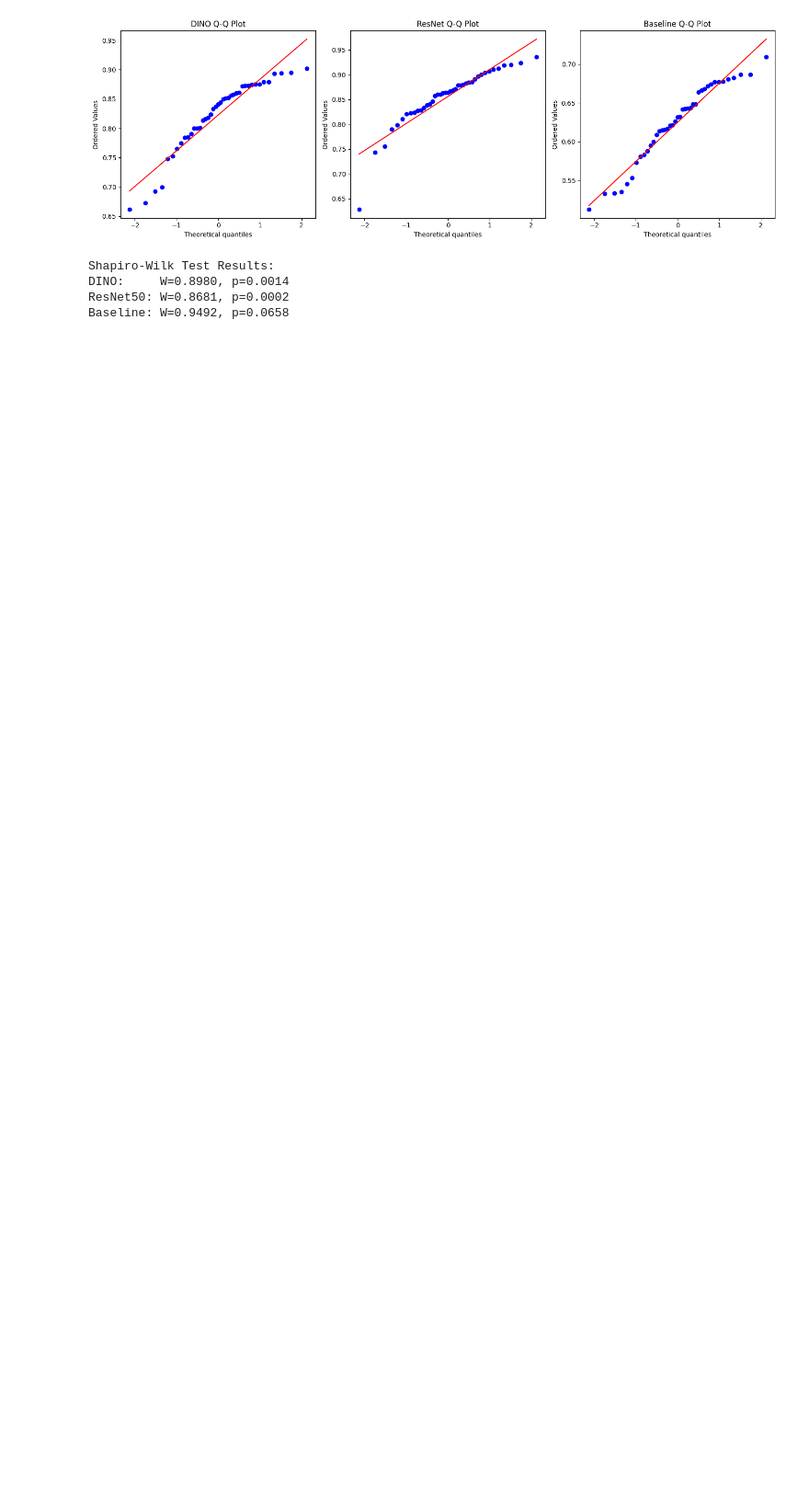
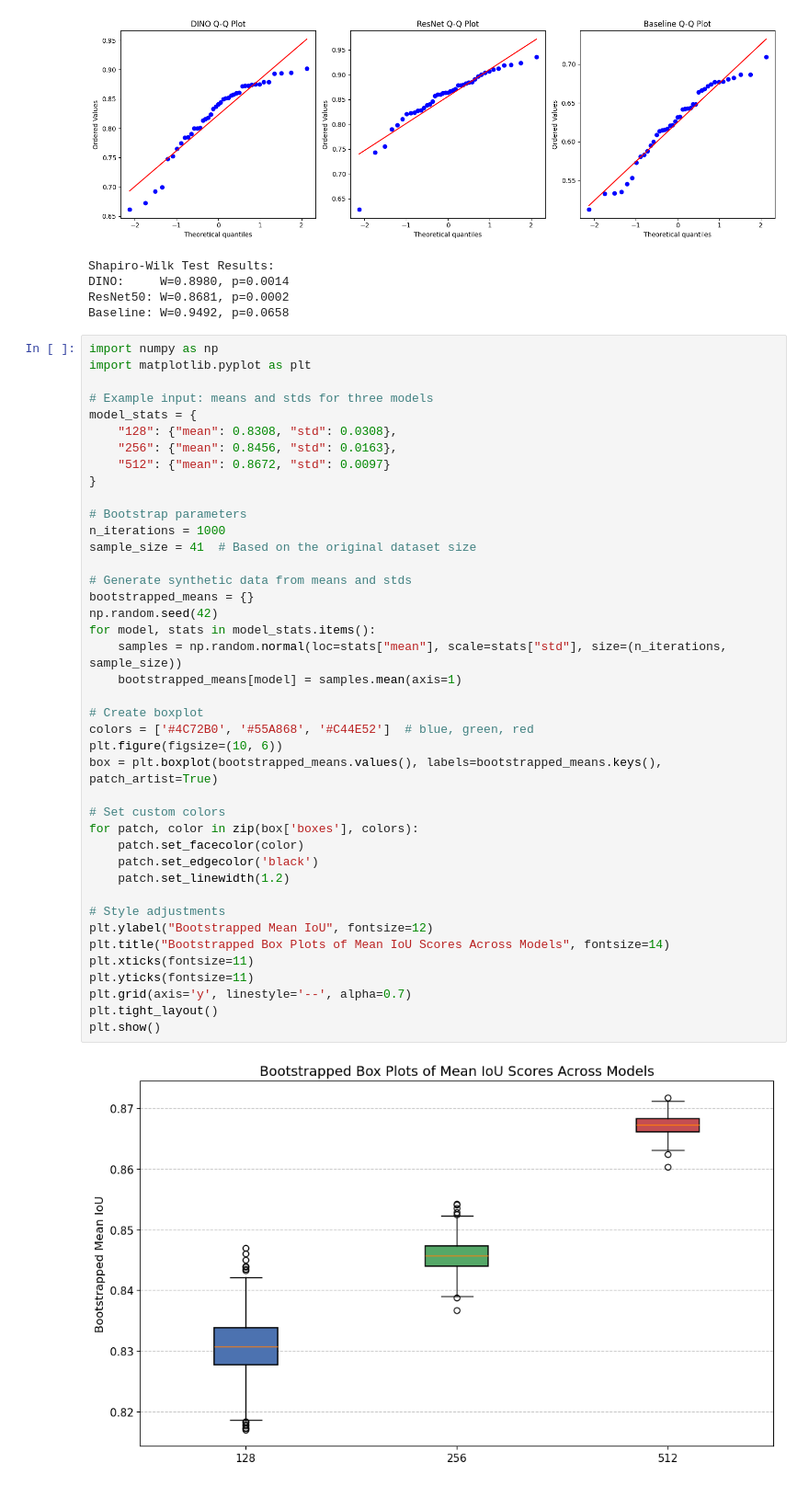
Before and after one commit to Alfred-Aqraou/nk-cell-segmentation, a Jupyter notebook: stats_test.ipynb, the cells around one changed output. Shown at 92% size. Saved outputs shown, nothing was run; the diff lists cells and outputs as text; blank space fills up the shorter version.

Commit message:
updated boxplots script to work for manual input as well as npy files

```diff
--- a/stats_test.ipynb
+++ b/stats_test.ipynb
@@ -459,3 +459,46 @@ Shapiro-Wilk Test Results:
 DINO:     W=0.8980, p=0.0014
 ResNet50: W=0.8681, p=0.0002
 Baseline: W=0.9492, p=0.0658
+# %%
+import numpy as np
+import matplotlib.pyplot as plt
+
+# Example input: means and stds for three models
+model_stats = {
+    "128": {"mean": 0.8308, "std": 0.0308},
+    "256": {"mean": 0.8456, "std": 0.0163},
+    "512": {"mean": 0.8672, "std": 0.0097}
+}
+
+# Bootstrap parameters
+n_iterations = 1000
+sample_size = 41  # Based on the original dataset size
+
+# Generate synthetic data from means and stds
+bootstrapped_means = {}
+np.random.seed(42)
+for model, stats in model_stats.items():
+    samples = np.random.normal(loc=stats["mean"], scale=stats["std"], size=(n_iterations, sample_size))
+    bootstrapped_means[model] = samples.mean(axis=1)
+
+# Create boxplot
+colors = ['#4C72B0', '#55A868', '#C44E52']  # blue, green, red
+plt.figure(figsize=(10, 6))
+box = plt.boxplot(bootstrapped_means.values(), labels=bootstrapped_means.keys(), patch_artist=True)
+
+# Set custom colors
+for patch, color in zip(box['boxes'], colors):
+    patch.set_facecolor(color)
+    patch.set_edgecolor('black')
+    patch.set_linewidth(1.2)
+
+# Style adjustments
+plt.ylabel("Bootstrapped Mean IoU", fontsize=12)
+plt.title("Bootstrapped Box Plots of Mean IoU Scores Across Models", fontsize=14)
+plt.xticks(fontsize=11)
+plt.yticks(fontsize=11)
+plt.grid(axis='y', linestyle='--', alpha=0.7)
+plt.tight_layout()
+plt.show()
+# %% [output]
+[figure, added]
```
